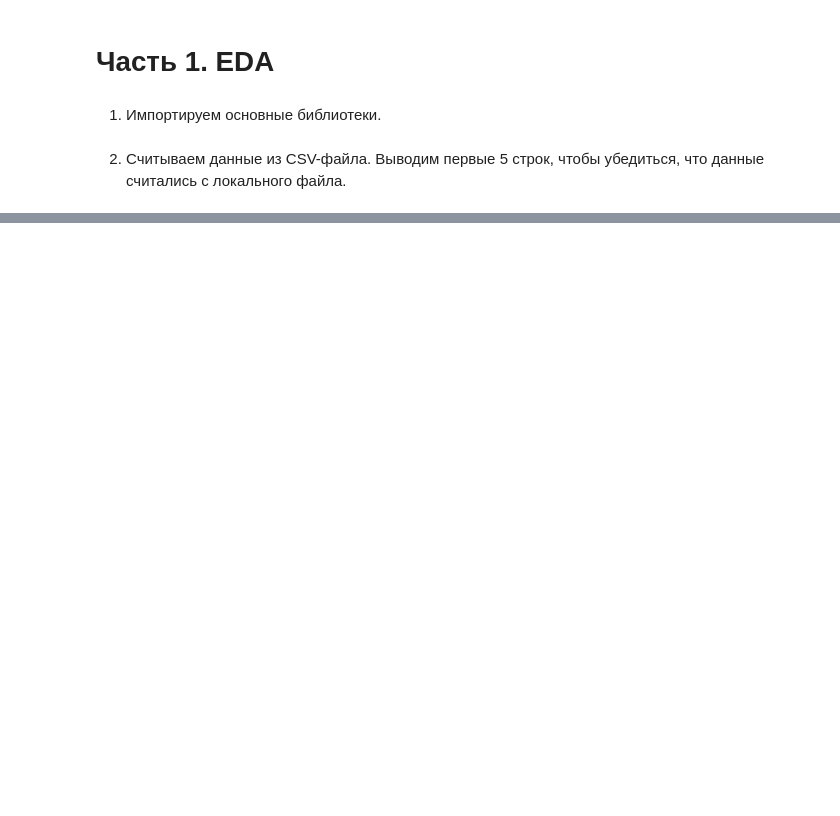
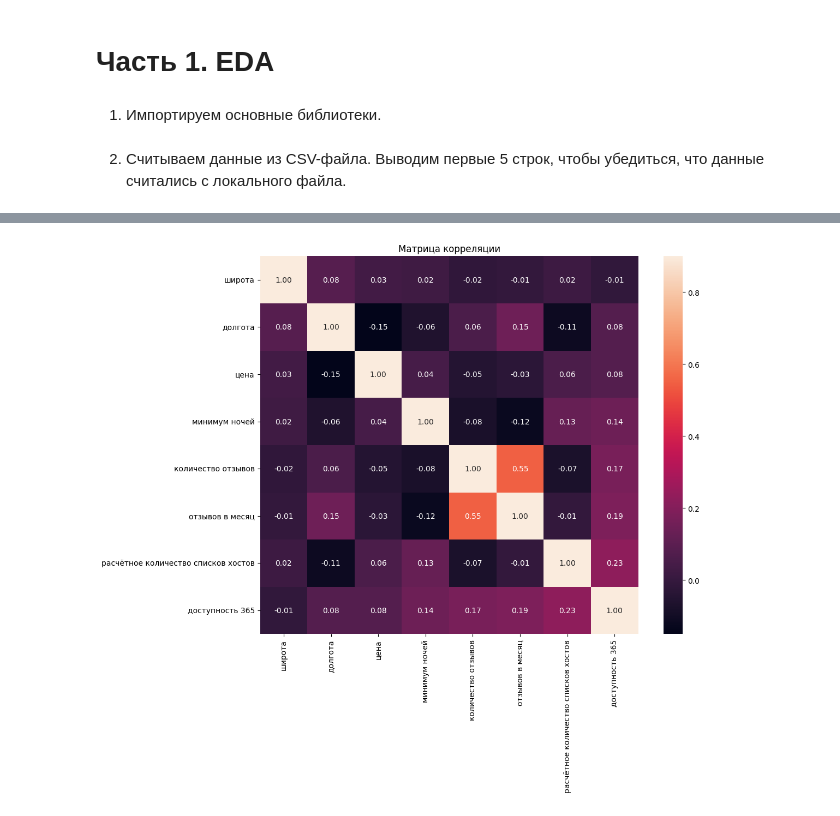
Before and after one commit to DementevAleksander/MachineLearning, a Jupyter notebook: hw-6/hw-6.ipynb, the cells around one changed output, grey strips where cells are left out. Drawn from its saved outputs; the diff is of its cells as text; code cells hidden in the pictures; blank space fills up the shorter version.

```diff
--- a/hw-6/hw-6.ipynb
+++ b/hw-6/hw-6.ipynb
@@ -58,0 +232,32 @@ data.head()
+# %%
+# Создание DataFrame с новыми именами столбцов
+new_column_names = {
+    'neighbourhood_group': 'группа региона',
+    'neighbourhood': 'район',
+    'latitude': 'широта',
+    'longitude': 'долгота',
+    'room_type': 'тип номера',
+    'price': 'цена',
+    'minimum_nights': 'минимум ночей',
+    'number_of_reviews': 'количество отзывов',
+    'reviews_per_month': 'отзывов в месяц',
+    'calculated_host_listings_count': 'расчётное количество списков хостов',
+    'availability_365': 'доступность 365',
+}
+
+# Переименование столбцов в исходном датасете
+df_with_new_names = df.rename(columns=new_column_names)
+
+# Фильтрация числовых столбцов
+numerical_columns = df_with_new_names.select_dtypes(include=['number'])
+
+# Построение матрицы корреляции
+corrmat = numerical_columns.corr()
+
+# Создание тепловой карты
+plt.subplots(figsize=(12, 9))
+sns.heatmap(corrmat, vmax=0.9, square=True, annot=True, fmt=".2f")
+plt.title('Матрица корреляции')
+plt.show()
+# %% [output]
+[figure, added]
```
Also changed, not shown: parts of 94 cells of this notebook, 8 other files.
